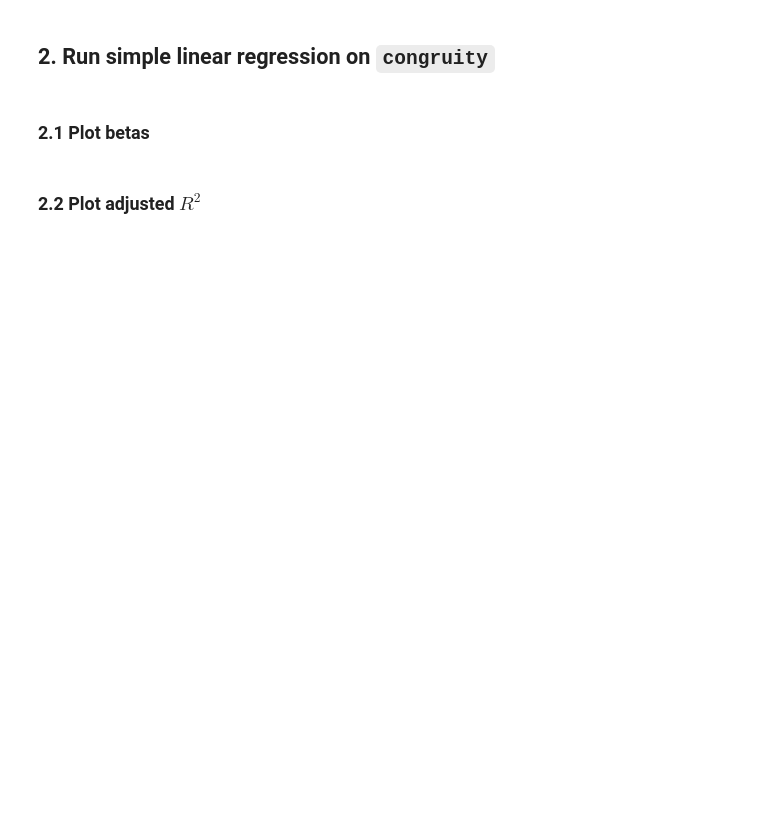
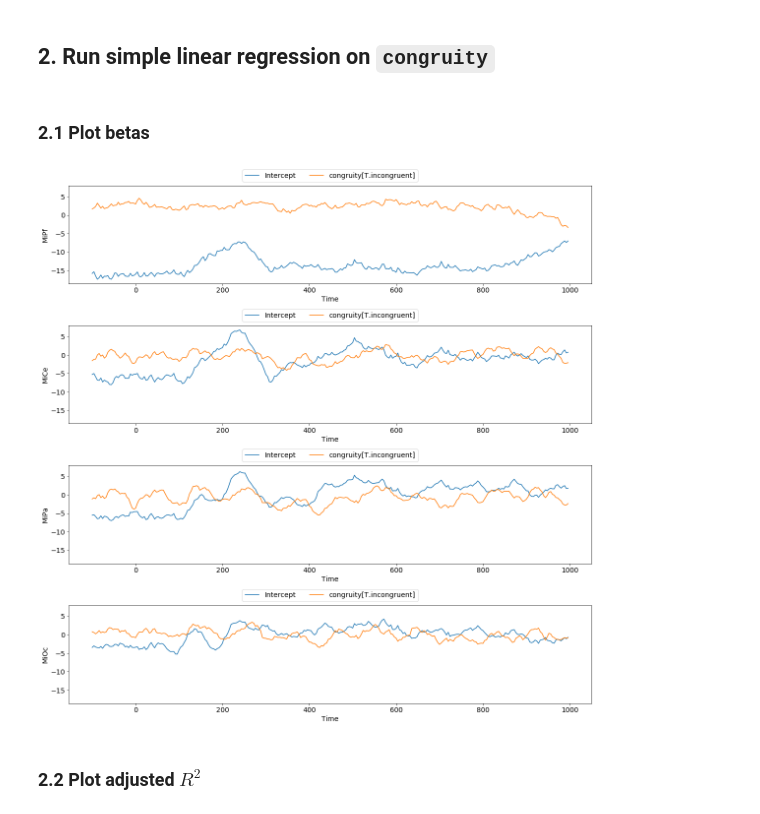
Before and after one commit to kutaslab/fitgrid, a Jupyter notebook: notebooks/Demo.ipynb, the cells around one changed output. Drawn from its saved outputs; the diff is of its cells as text; code cells hidden in the pictures; blank space fills up the shorter version.

```diff
--- a/notebooks/Demo.ipynb
+++ b/notebooks/Demo.ipynb
@@ -20,5 +12,11 @@ The channels are the current default channels, so we don't need to change the va
 # %%
-epochs = fitgrid.epochs_from_hdf('../tests/data/sub000wr.epochs.h5')
+epochs = fitgrid.epochs_from_hdf(
+    '../tests/data/sub000wr.epochs.h5',
+    key='wr',
+    epoch_id='Epoch_idx',
+    time='Time',
+    channels=['MiPf', 'MiCe', 'MiPa', 'MiOc']
+)
 # %% [markdown]
 ### 1.1 Quick peek at the data
 # %%
@@ -32,11 +41,13 @@ _ = epochs.plot_averages(negative_up=True)
 # %% [markdown]
 ## 2. Run simple linear regression on `congruity`
 # %%
-grid = fitgrid.lm(epochs, RHS='congruity')
+lm_grid = fitgrid.lm(epochs, RHS='congruity')
 # %% [markdown]
 ### 2.1 Plot betas
 # %%
-_ = grid.plot_betas()
+_ = lm_grid.plot_betas()
+# %% [output]
+[figure, added]
 # %% [markdown]
 ### 2.2 Plot adjusted $R^2$
 # %%
```
Also changed, not shown: parts of 20 cells of this notebook, 4 other files.
